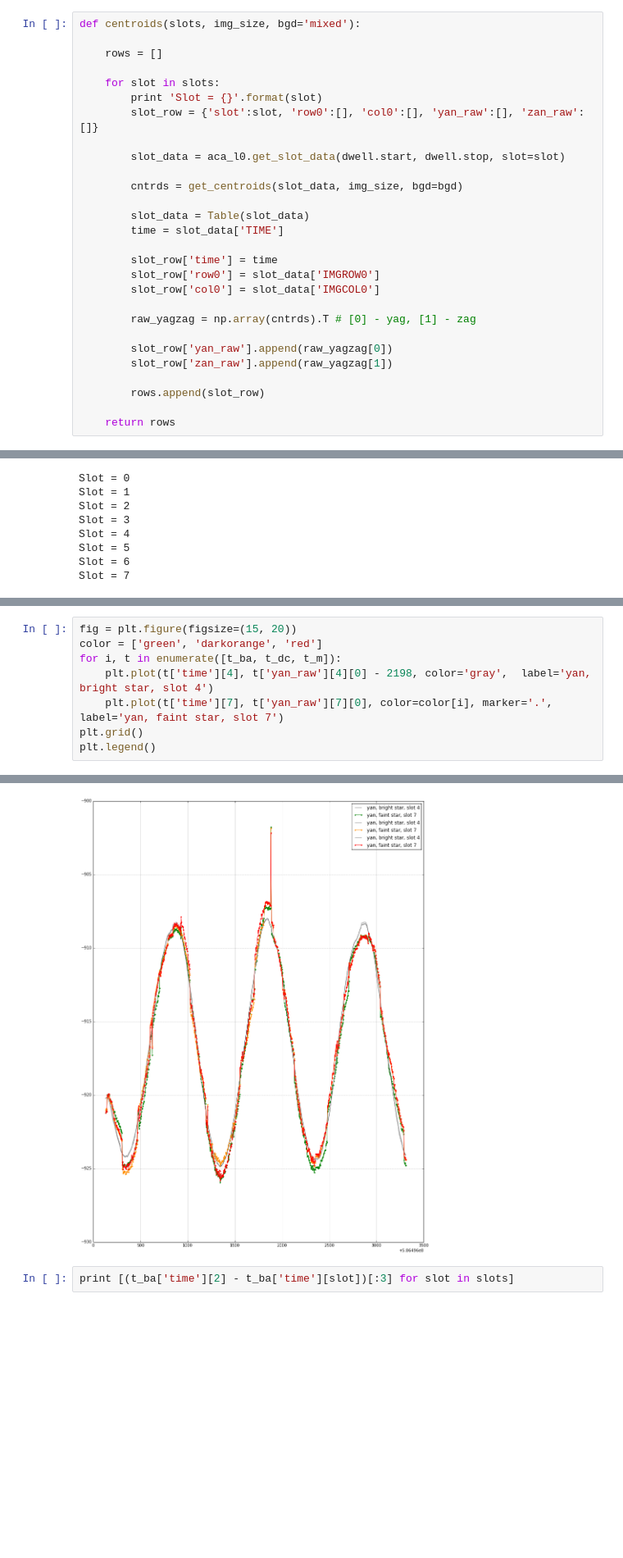
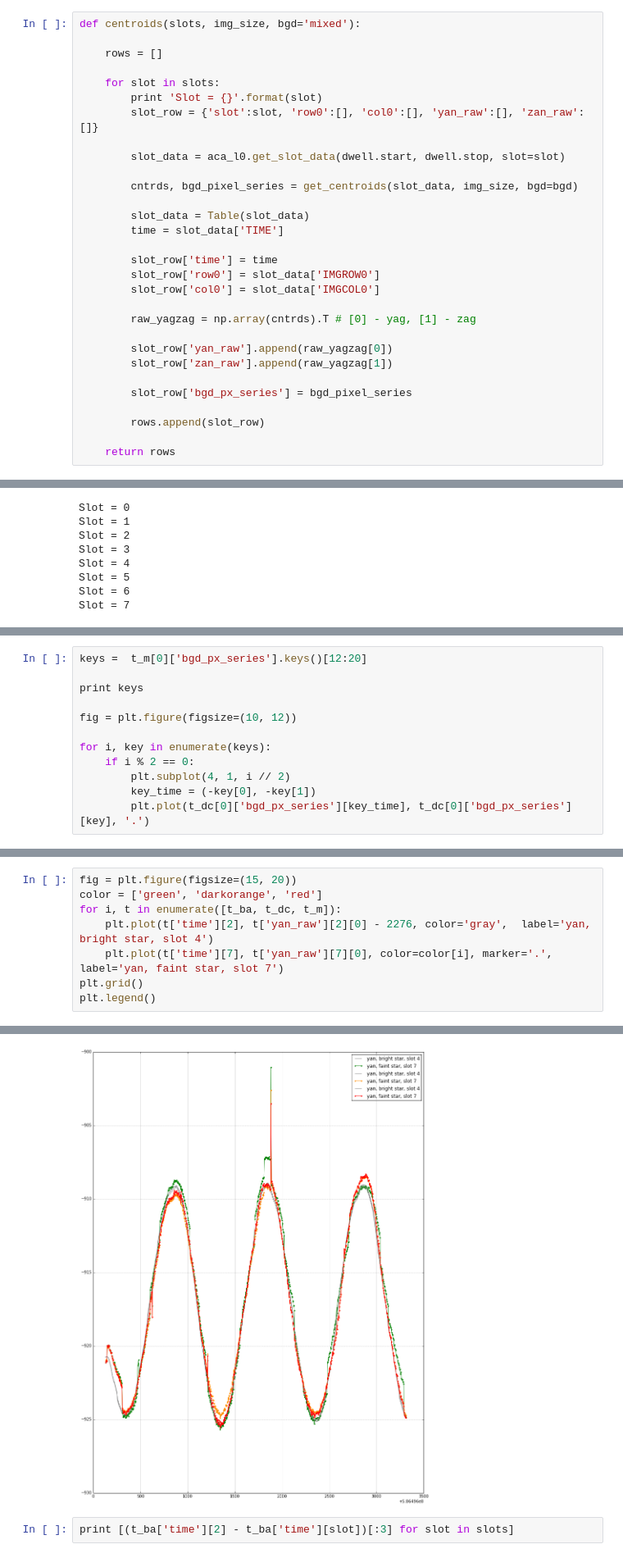
Before and after one commit to malgosias/aca_dark_current, a Jupyter notebook: aca_dark_current.ipynb, the cells around one changed output, grey strips where cells are left out. Shown at 82% size. Saved outputs shown, nothing was run; the diff lists cells and outputs as text; blank space fills up the shorter version.

```diff
--- a/aca_dark_current.ipynb
+++ b/aca_dark_current.ipynb
@@ -370,7 +286,7 @@ def centroids(slots, img_size, bgd='mixed'):
 
         slot_data = aca_l0.get_slot_data(dwell.start, dwell.stop, slot=slot)
 
-        cntrds = get_centroids(slot_data, img_size, bgd=bgd)
+        cntrds, bgd_pixel_series = get_centroids(slot_data, img_size, bgd=bgd)
 
         slot_data = Table(slot_data)
         time = slot_data['TIME']
@@ -384,6 +300,8 @@ def centroids(slots, img_size, bgd='mixed'):
         slot_row['yan_raw'].append(raw_yagzag[0])
         slot_row['zan_raw'].append(raw_yagzag[1])
 
+        slot_row['bgd_px_series'] = bgd_pixel_series
+
         rows.append(slot_row)
 
     return rows
@@ -475,0 +391,12 @@ t_m = Table(rows_m)
+# %%
+keys =  t_m[0]['bgd_px_series'].keys()[12:20]
+
+print keys
+
+fig = plt.figure(figsize=(10, 12))
+
+for i, key in enumerate(keys):
+    if i % 2 == 0:
+        plt.subplot(4, 1, i // 2)
+        key_time = (-key[0], -key[1])
+        plt.plot(t_dc[0]['bgd_px_series'][key_time], t_dc[0]['bgd_px_series'][key], '.')
@@ -480,14 +410,14 @@ print t_ba.colnames
 # %%
 fig = plt.figure(figsize=(15, 20))
 color = ['green', 'darkorange', 'red']
 for i, t in enumerate([t_ba, t_dc, t_m]):
-    plt.plot(t['time'][4], t['yan_raw'][4][0] - 2198, color='gray',  label='yan, bright star, slot 4')
+    plt.plot(t['time'][2], t['yan_raw'][2][0] - 2276, color='gray',  label='yan, bright star, slot 4')
     plt.plot(t['time'][7], t['yan_raw'][7][0], color=color[i], marker='.', label='yan, faint star, slot 7')
 plt.grid()
 plt.legend()
 # %% [output]
 <matplotlib.legend.Legend at 0x...>
-[figure, old version]
+[figure, new version]
 # %%
 print [(t_ba['time'][2] - t_ba['time'][slot])[:3] for slot in slots]
 # %% [output]
```
Also changed, not shown: parts of 18 cells of this notebook.
